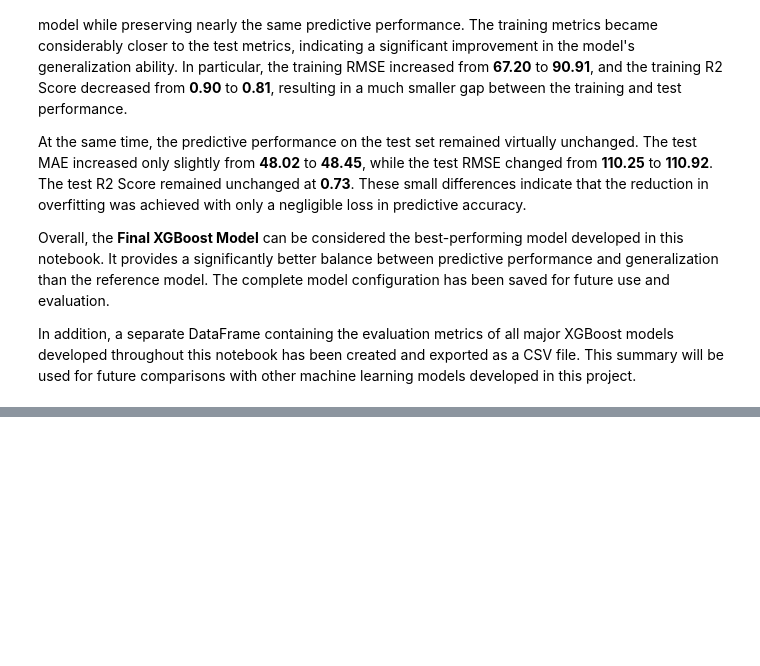
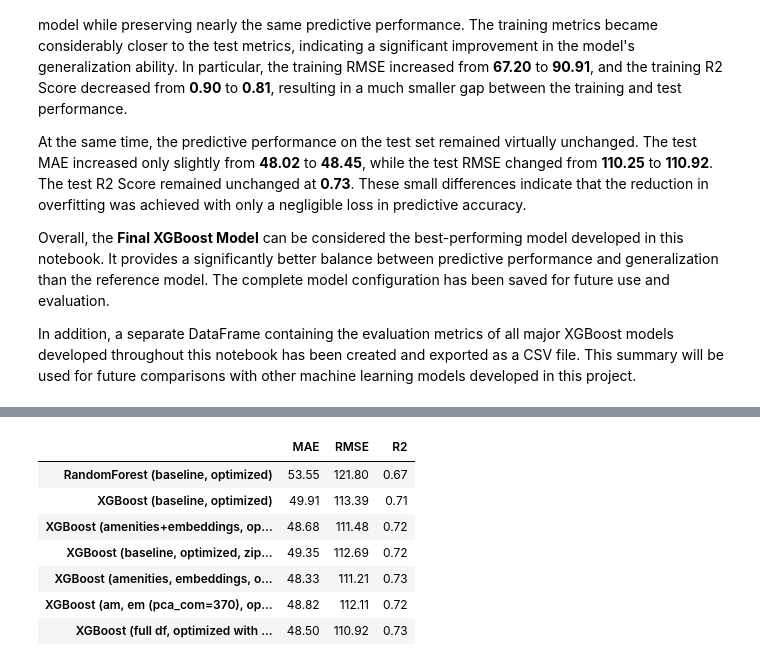
Before and after one commit to Car1LL/airbnb_prices_prediction, a Jupyter notebook: notebooks/02_Tree_Based_Modeling.ipynb, the cells around one changed output, grey strips where cells are left out. Drawn from its saved outputs; the diff is of its cells as text; code cells hidden in the pictures; blank space fills up the shorter version.

Commit message:
Additional experiment on XGBoost model

```diff
--- a/notebooks/02_Tree_Based_Modeling.ipynb
+++ b/notebooks/02_Tree_Based_Modeling.ipynb
@@ -1958,0 +1977,18 @@ In addition, a separate DataFrame containing the evaluation metrics of all major
+# %%
+cat_features = X_train.select_dtypes(include=['object', 'string']).columns
+
+tree_preprocessor = preprocessor.create_tree_preprocessor(cat_features)
+
+X_train_processed = tree_preprocessor.fit_transform(X_train, y_train)
+X_test_processed = tree_preprocessor.transform(X_test)
+
+X_train_processed = X_train_processed.astype(np.float32)
+X_test_processed = X_test_processed.astype(np.float32)
+
+dtrain = xgb.DMatrix(X_train_processed, label=y_train)
+dtest = xgb.DMatrix(X_test_processed, label=y_test)
+# %%
+XGBOOST_DIR = Path('../artifacts/xgboost')
+XGBOOST_DIR.mkdir(exist_ok=True, parents=True)
+
+XGBOOST_FULL_MODEL = XGBOOST_DIR / "xgboost_full_model"
@@ -1958,0 +2064,19 @@ In addition, a separate DataFrame containing the evaluation metrics of all major
+# %%
+y_pred_test_log = xgboost_pipeline.predict(X_test)
+y_pred_train_log = xgboost_pipeline.predict(X_train)
+
+y_pred_test = np.exp(y_pred_test_log)
+y_pred_train = np.exp(y_pred_train_log)
+
+test_MAE = mean_absolute_error(np.exp(y_test), y_pred_test)
+train_MAE = mean_absolute_error(np.exp(y_train), y_pred_train)
+
+test_RMSE = root_mean_squared_error(np.exp(y_test), y_pred_test)
+train_RMSE = root_mean_squared_error(np.exp(y_train), y_pred_train)
+
+test_r2 = r2_score(y_test, y_pred_test_log)
+train_r2 = r2_score(y_train, y_pred_train_log)
+
+print(f"Test MAE: {test_MAE:.2f}$ | Train MAE: {train_MAE:.2f}$")
+print(f"Test RMSE: {test_RMSE:.2f}$ | Train RMSE: {train_RMSE:.2f}$")
+print(f"Test R2 Score: {test_r2:.2f} | Train R2 Score: {train_r2:.2f}")
@@ -1958,0 +2095,17 @@ In addition, a separate DataFrame containing the evaluation metrics of all major
+# %%
+results_df.loc['XGBoost (full df, optimized with alpha)'] = [
+    round(test_MAE, 2),
+    round(test_RMSE, 2),
+    round(test_r2, 2)
+]
+
+results_df
+# %% [output]
+|  | MAE | RMSE | R2 |
+| RandomForest (baseline, optimized) | 53.55 | 121.80 | 0.67 |
+| XGBoost (baseline, optimized) | 49.91 | 113.39 | 0.71 |
+| XGBoost (amenities+embeddings, op... | 48.68 | 111.48 | 0.72 |
+| XGBoost (baseline, optimized, zip... | 49.35 | 112.69 | 0.72 |
+| XGBoost (amenities, embeddings, o... | 48.33 | 111.21 | 0.73 |
+| XGBoost (am, em (pca_com=370), op... | 48.82 | 112.11 | 0.72 |
+| XGBoost (full df, optimized with ... | 48.50 | 110.92 | 0.73 |
```
Also changed, not shown: parts of 16 cells of this notebook.
